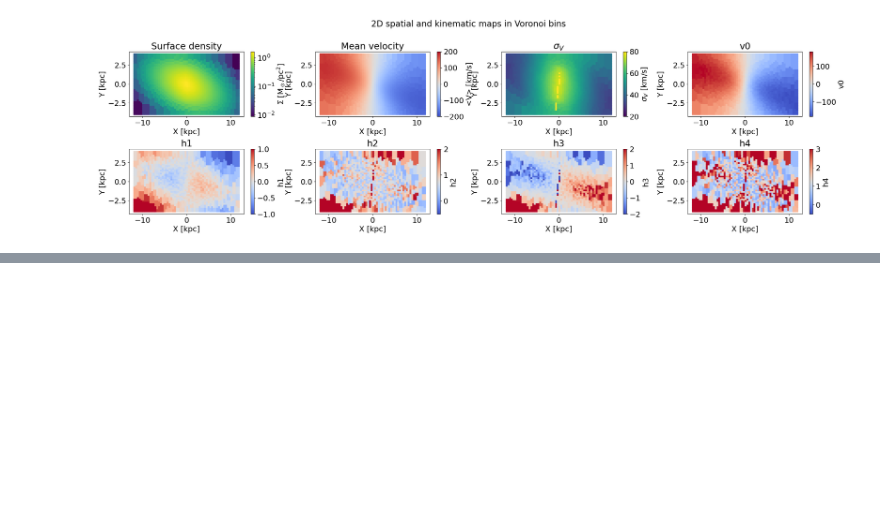
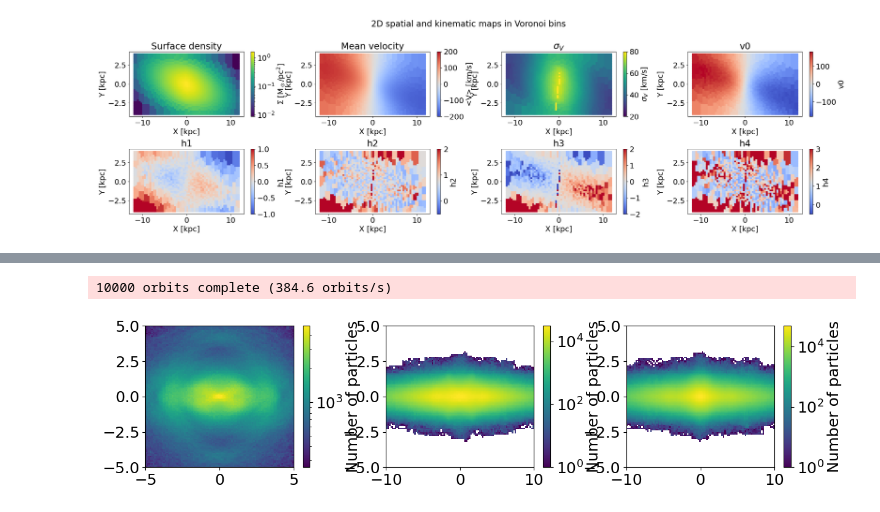
Before and after one commit to David-Chemaly/SchwarMAX, a Jupyter notebook: test_integration.ipynb, the cells around one changed output, grey strips where cells are left out. Saved outputs shown, nothing was run; the diff lists cells and outputs as text; code cells hidden in the pictures; blank space fills up the shorter version.

```diff
--- a/test_integration.ipynb
+++ b/test_integration.ipynb
@@ -1324,0 +1887,56 @@ Text(0, 0.5, 'Y [kpc]')
+# %%
+def getCylindricalFromCartesian_clockwise(x, y, vx, vy):
+    R = np.sqrt(x**2 + y**2)
+    phi = np.arctan2(y, x)
+    vR = (x*vx + y*vy) / R
+    vphi = (x*vy - y*vx) / R
+    return R, phi, vR, vphi
+
+pot_final, pot_axi, rot_angle_interp = construct_potential_slowing_Dillamore24(
+    omega0 = 34, ita = 0., t0= 0.01, t1 = 1, t2 = 1.5, omega_final = 34)
+# pot_portail_axi = agama.Potential('/Users/hanyuan/Desktop/PhD_projects/Agama-master/data/McMillan17.ini')
+pot_bar = agama.Potential("/Users/hanyuan/Desktop/PhD_projects/Agama-master/data/Portail17.ini")
+af = agama.ActionFinder(pot_axi)
+df = agama.DistributionFunction(type = 'QuasiIsothermal', potential = pot_axi,
+                                Sigma0 = 1, Rdisk = 3.0, Hdisk = 0.3, sigmar0 = 80, Rsigmar = 5)
+gm = agama.GalaxyModel(potential = pot_axi, df = df)
+posvel, _ = gm.sample(int(1e4))
+posvel[:,0] = -posvel[:,0]
+posvel[:,3] = -posvel[:,3]
+
+result_agama = agama.orbit(potential=pot_bar, ic=posvel, time=3, trajsize = 2000, Omega = -34)
+
+x_agama, y_agama, z_agama = [], [], []
+vx_agama, vy_agama, vz_agama = [], [], []
+for i, (times, trj) in tqdm(enumerate(result_agama), total = len(result_agama)):
+
+    x_agama.append(trj[:,0])
+    y_agama.append(trj[:,1])
+    z_agama.append(trj[:,2])
+    vx_agama.append(trj[:,3])
+    vy_agama.append(trj[:,4])
+    vz_agama.append(trj[:,5])
+
+x_agama = np.array(x_agama).flatten()
+y_agama = np.array(y_agama).flatten()
+z_agama = np.array(z_agama).flatten()
+vx_agama = np.array(vx_agama).flatten()
+vy_agama = np.array(vy_agama).flatten()
+vz_agama = np.array(vz_agama).flatten()
+
+R, phi, vR, vphi = getCylindricalFromCartesian_clockwise(posvel[:,0], posvel[:,1], posvel[:,3], posvel[:,4])
+
+fig, ax = plt.subplots(1,3, figsize=(14,3), gridspec_kw={'wspace':0.3})
+H_xy, xedge, yedge, cb = ax[0].hist2d(x_agama, y_agama, bins=100, range=[[-5, 5], [-5, 5]], cmap='viridis', norm='log')
+plt.colorbar(cb, ax=ax[0], label='Number of particles')
+_, _, _, cb = ax[1].hist2d(x_agama, z_agama, bins=100, range=[[-10, 10], [-5, 5]], cmap='viridis', norm='log')
+plt.colorbar(cb, ax=ax[1], label='Number of particles')
+_, _, _, cb = ax[2].hist2d(y_agama, z_agama, bins=100, range=[[-10, 10], [-5, 5]], cmap='viridis', norm='log')
+plt.colorbar(cb, ax=ax[2], label='Number of particles')
+plt.show()
+
+fig, ax = plt.subplots(1,3, figsize=(14,3), gridspec_kw={'wspace':0.3})
+H_vR, xedge, yedge = np.histogram2d(x_agama, y_agama, bins=100, range=[[-5, 5], [-5, 5]], weights=vR)
+# %% [output]
+10000 orbits complete (384.6 orbits/s)
+[figure, added]
```
Also changed, not shown: parts of 14 cells of this notebook, 3 other files.
